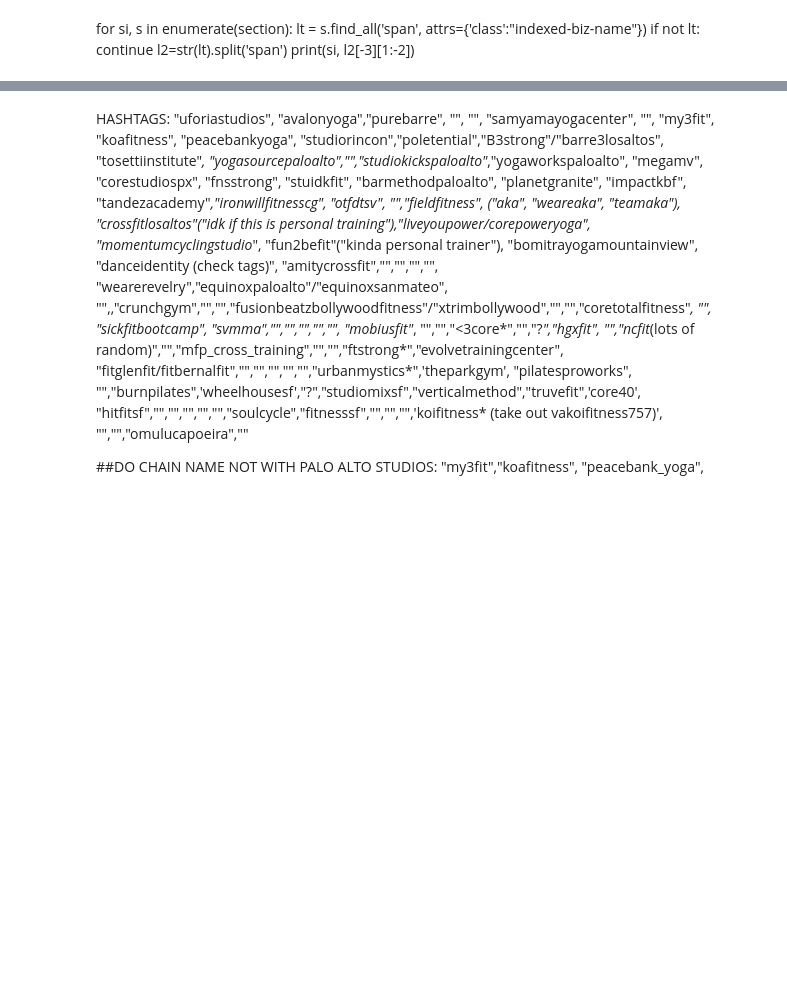
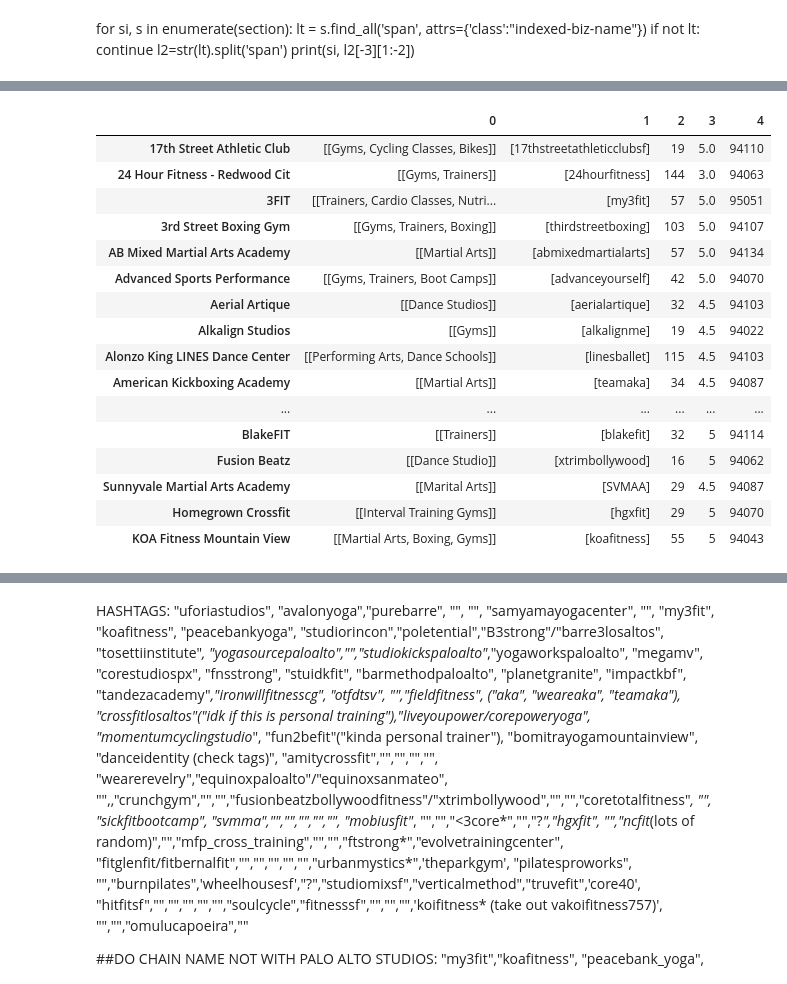
Before and after one commit to mfrate28/Insight, a Jupyter notebook: ScrapingWebpageDescriptions.ipynb, the cells around one changed output, grey strips where cells are left out. Drawn from its saved outputs; the diff is of its cells as text; code cells hidden in the pictures; blank space fills up the shorter version.

Commit message:
messy update on scraping yelp and cleaning dataframe

```diff
--- a/ScrapingWebpageDescriptions.ipynb
+++ b/ScrapingWebpageDescriptions.ipynb
@@ -205,0 +342,2 @@ dict_keys(['Uforia Studios', 'Avalon Yoga International, Inc.', 'Pure Barre - Pa
+# %%
+studioDF.at[1, '17th Street Athletic Club'] = ["17thstreetathleticclubsf"]
@@ -205,0 +416,11 @@ dict_keys(['Uforia Studios', 'Avalon Yoga International, Inc.', 'Pure Barre - Pa
+# %%
+studioDF.at[1, 'Elevate Fitness & Performance']= ["elevatefp"]
+studioDF.at[1, 'Fitness Therapy'] = ["teamft"] # and "fitnessthearpy"
+
+studioDF.at[1, 'Blue Sparrow Pilates']= ["bluesparrowpilates"]
+studioDF.at[1, 'CrossFit Palo Alto']= ["crossfitpaloalto"]
+studioDF.at[1, 'Fitness 19']= ["fitness19"]
+studioDF.at[1, 'Functional Core Fitness']= ["functionalcorefitness"]
+studioDF.at[1, 'Marco Nascimento Brazilian Jiu-Jitsu']= ["marconascimento"]
+studioDF.at[1, 'Physique Magnifique Fitness Training Academy']= ["physiquemagnifique"]
+studioDF.at[1, 'TITLE Boxing Club Mountain View']= ["titleboxing"]
@@ -205,0 +459,22 @@ dict_keys(['Uforia Studios', 'Avalon Yoga International, Inc.', 'Pure Barre - Pa
+# %%
+studioDF.at[4, 'TITLE Boxing Club Mountain View']=94040
+studioDF.at[4, '3FIT']=95051
+# %%
+studioDF = studioDF.drop(['Stella Luna Yoga'], axis=1)
+''''BalanCenter Massage Palo Alto','CORE40 Nob Hill', 'El Camino YMCA','FIT4MOM SF Peninsula','Pure Barre - Marin'
+                        'Sequoia YMCA', 'Zumba with Nazli', 'Yoga Flow SF - Ocean', 'Total Woman Gym+Spa - Sunnyvale',
+                         'Wild Wave Sport Fishing Charters', '24 Hour Fitness - Mountain View Super-Sport',
+                         'BareBones Training', 'Body Matrix Personal Training', 'Caroline Jordan Fitness',
+                         'East West Yoga', 'Elaine Oyang Yoga & Nutritional Therapy', 'Exotic Yoga Retreats', 'FIT and CrossFIT Los Altos',
+                         'Fun2befit - Silicon Valley', 'Healing Bodies Healing Souls Wellness Center',
+                         'Hyper-Active Monkey Fitness', 'Jen Su Yoga Instructor', 'Juan Lopez Fitness', 'Noxcuses Fitness',
+                         'ODC School and Rhythm & Motion Dance Program','Orangetheory Fitness San Francisco - Mission Bay',
+                         'Peninsula Community Center','Peninsula Sports Medicine & Rehabilitation Center',
+                         'Performance Science Training Institute','PhysioFit Physical Therapy and Wellness', 'Pacifica Beach Yoga',
+                         'Raise The Bar Fitness','Reboot Health','Strong Mama Fitness','RockSalt - San Mateo',
+                         'SF Kettlebells','Soulful Pilates','Swing or Nothing','The Blue Buddha','The Iron Body System',
+                         'ThriveSF Fitness','Van Buren Personal Training Services','Vibe 365 Fitness','Workout on the Hill',
+                        'K-One Fitness','Kaizen Fitness','Lululemon Athletica','Maximum Fitness & Performance','Mike\'s Boot Camp',
+                        'Minet Sepulveda, DC - Infinite Body Health','My Gym','King\'s Camps and Fitness'], axis=1)
+                          #'CORE 40 SoMa', 'SoulCylce - Union Street', 'Rana\'s Academy of Dance','Reach Fitness Club'], axis=1)
+'''
@@ -205,0 +502,21 @@ dict_keys(['Uforia Studios', 'Avalon Yoga International, Inc.', 'Pure Barre - Pa
+# %%
+pd.set_option('display.max_rows', None)
+studioDF.transpose()
+# %% [output]
+|  | 0 | 1 | 2 | 3 | 4 |
+| 17th Street Athletic Club | [[Gyms, Cycling Classes, Bikes]] | [17thstreetathleticclubsf] | 19 | 5.0 | 94110 |
+| 24 Hour Fitness - Redwood Cit | [[Gyms, Trainers]] | [24hourfitness] | 144 | 3.0 | 94063 |
+| 3FIT | [[Trainers, Cardio Classes, Nutri... | [my3fit] | 57 | 5.0 | 95051 |
+| 3rd Street Boxing Gym | [[Gyms, Trainers, Boxing]] | [thirdstreetboxing] | 103 | 5.0 | 94107 |
+| AB Mixed Martial Arts Academy | [[Martial Arts]] | [abmixedmartialarts] | 57 | 5.0 | 94134 |
+| Advanced Sports Performance | [[Gyms, Trainers, Boot Camps]] | [advanceyourself] | 42 | 5.0 | 94070 |
+| Aerial Artique | [[Dance Studios]] | [aerialartique] | 32 | 4.5 | 94103 |
+| Alkalign Studios | [[Gyms]] | [alkalignme] | 19 | 4.5 | 94022 |
+| Alonzo King LINES Dance Center | [[Performing Arts, Dance Schools]] | [linesballet] | 115 | 4.5 | 94103 |
+| American Kickboxing Academy | [[Martial Arts]] | [teamaka] | 34 | 4.5 | 94087 |
+| ... | ... | ... | ... | ... | ... |
+| BlakeFIT | [[Trainers]] | [blakefit] | 32 | 5 | 94114 |
+| Fusion Beatz | [[Dance Studio]] | [xtrimbollywood] | 16 | 5 | 94062 |
+| Sunnyvale Martial Arts Academy | [[Marital Arts]] | [SVMAA] | 29 | 4.5 | 94087 |
+| Homegrown Crossfit | [[Interval Training Gyms]] | [hgxfit] | 29 | 5 | 94070 |
+| KOA Fitness Mountain View | [[Martial Arts, Boxing, Gyms]] | [koafitness] | 55 | 5 | 94043 |
```
Also changed, not shown: parts of 35 cells of this notebook.
